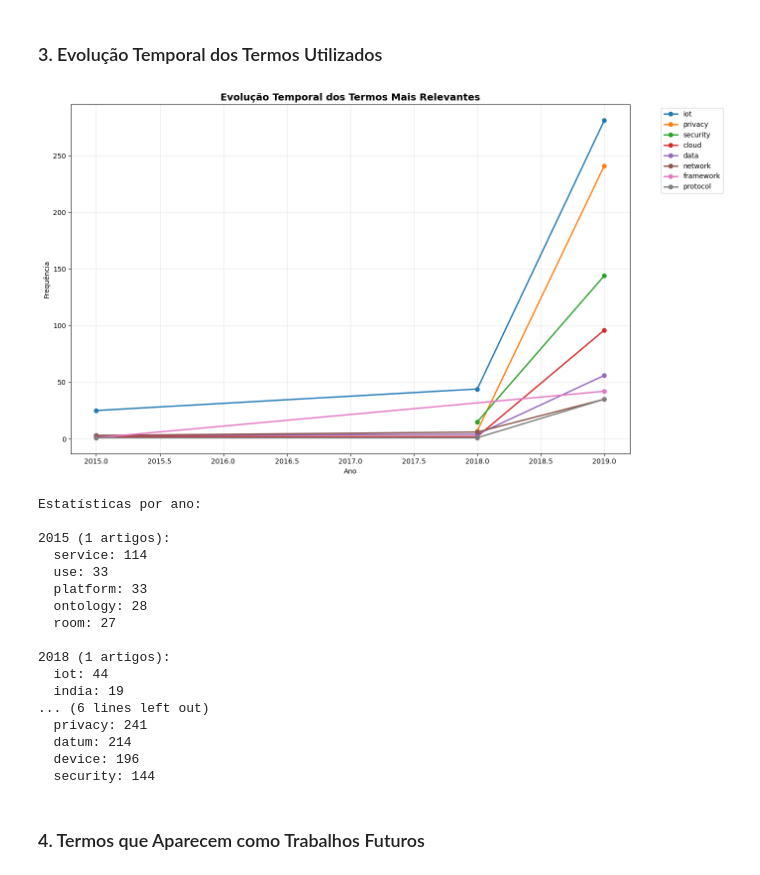
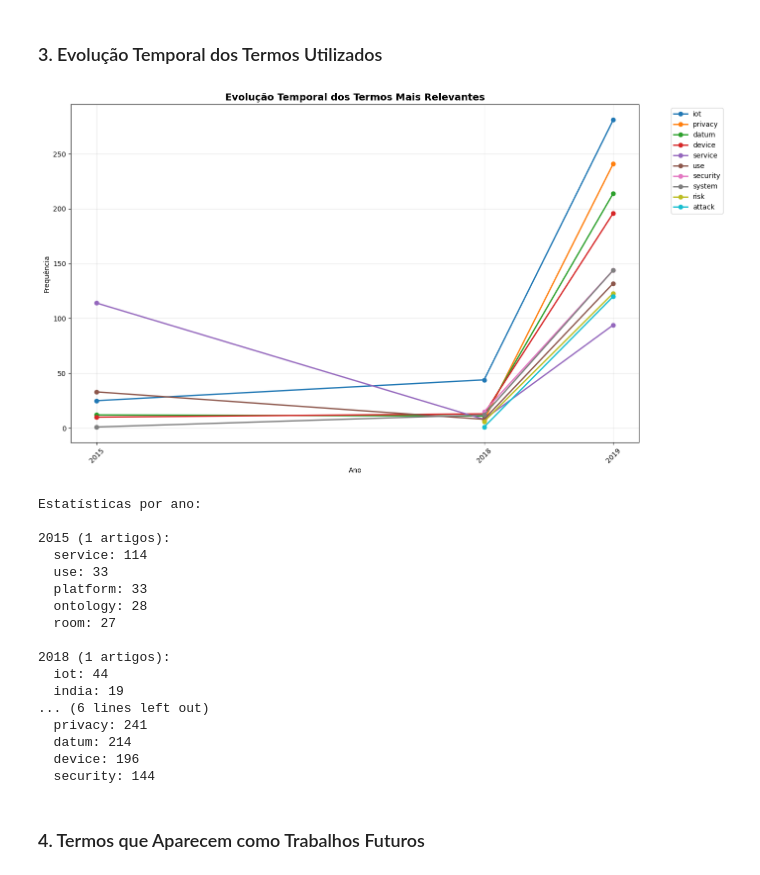
Before and after one commit to GustavoGNZ/trabalho2-ia, a Jupyter notebook: main.ipynb, the cells around one changed output. Drawn from its saved outputs; the diff is of its cells as text; code cells hidden in the pictures.

```diff
--- a/main.ipynb
+++ b/main.ipynb
@@ -688,10 +679,8 @@ def analisar_evolucao_temporal(artigos):
             termos_ano.update(artigo.unigramas)
         termos_por_ano[ano] = termos_ano
 
-    # Selecionar termos interessantes para acompanhar
-    termos_interesse = ['security', 'privacy', 'iot', 'blockchain', 'machine', 'learning',
-                       'artificial', 'intelligence', 'cloud', 'edge', 'data', 'network',
-                       'authentication', 'encryption', 'protocol', 'algorithm', 'framework']
+    # Selecionar termos mais frequentes
+    termos_interesse = [palavra for palavra, freq in todos_unigramas.most_common(20)]
 
     # Criar DataFrame para visualização
     dados_evolucao = []
@@ -716,35 +705,36 @@ def analisar_evolucao_temporal(artigos):
     # Gráfico de linha mostrando evolução temporal
     plt.figure(figsize=(14, 8))
 
     # Selecionar apenas os termos mais frequentes para visualização
-    termos_mais_frequentes = df_evolucao.groupby('Termo')['Frequência'].sum().nlargest(8).index
+    termos_mais_frequentes = df_evolucao.groupby('Termo')['Frequência'].sum().nlargest(10).index
     df_filtrado = df_evolucao[df_evolucao['Termo'].isin(termos_mais_frequentes)]
 
     for termo in termos_mais_frequentes:
         dados_termo = df_filtrado[df_filtrado['Termo'] == termo]
         plt.plot(dados_termo['Ano'], dados_termo['Frequência'],
                 marker='o', label=termo, linewidth=2)
 
     plt.xlabel('Ano')
     plt.ylabel('Frequência')
     plt.title('Evolução Temporal dos Termos Mais Relevantes', fontsize=14, fontweight='bold')
     plt.legend(bbox_to_anchor=(1.05, 1), loc='upper left')
     plt.grid(True, alpha=0.3)
+    plt.xticks(anos_ordenados, rotation=45)
     plt.tight_layout()
     plt.show()
 
     # Mostrar estatísticas por ano
     print("\nEstatísticas por ano:")
     for ano in anos_ordenados:
         num_artigos = len(artigos_por_ano[ano])
         top_termos = termos_por_ano[ano].most_common(5)
         print(f"\n{ano} ({num_artigos} artigos):")
         for termo, freq in top_termos:
             print(f"  {termo}: {freq}")
 
 analisar_evolucao_temporal(artigos)
 # %% [output]
-[figure, old version]
+[figure, new version]
 Estatísticas por ano:
 
 2015 (1 artigos):
```
Also changed, not shown: parts of 21 cells of this notebook.
